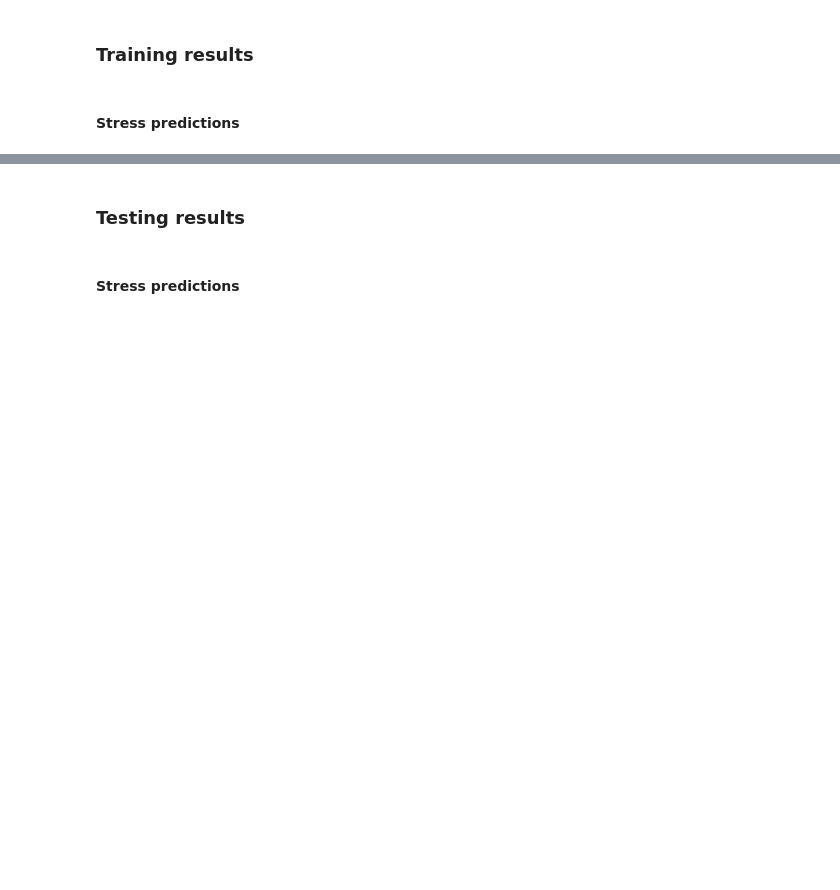
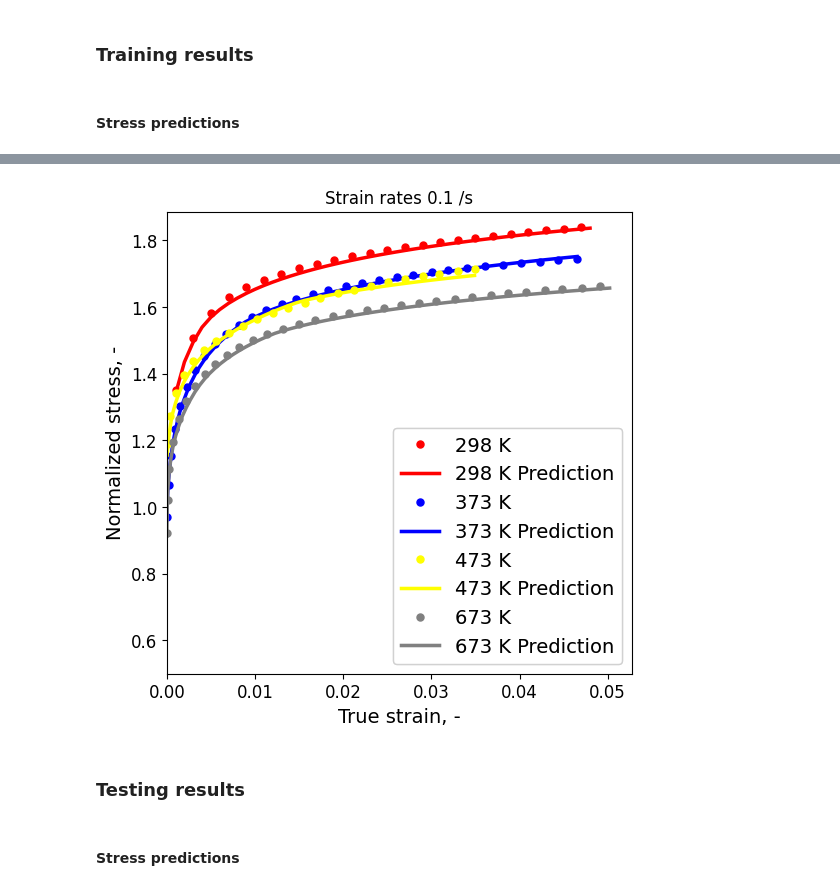
Before and after one commit to meiannnnn/coe-final-project, a Jupyter notebook: machine learning/lstm_final_17.ipynb, the cells around one changed output, grey strips where cells are left out. Cells and saved outputs as stored; diff of their text form; code cells hidden in the pictures; blank space fills up the shorter version.

```diff
--- a/machine learning/lstm_final_17.ipynb
+++ b/machine learning/lstm_final_17.ipynb
@@ -621,31 +622,33 @@ plt.savefig('FC_Train_0.01.png')
 # %%
 plt.figure(figsize=(6,6))
 
 plt.plot(flows['e1']['Strain'][::2], flows['e1']['Stress'][::2] / reference, '.', label='298 K', color='red', alpha=1.0, markersize=10)
 plt.plot(flows['e1']['Strain'], slstm_train_pred_stress['e1'] / reference, label='298 K Prediction', color='red', alpha=1.0, linewidth=2.5)
 
 plt.plot(flows['e1_373K']['Strain'][::2], flows['e1_373K']['Stress'][::2] / reference, '.', label='373 K', color='blue', alpha=1.0, markersize=10)
 plt.plot(flows['e1_373K']['Strain'], slstm_train_pred_stress['e1_373K'] / reference, label='373 K Prediction', color='blue', alpha=1.0, linewidth=2.5)
 
 plt.plot(flows['e1_473K']['Strain'][::2], flows['e1_473K']['Stress'][::2] / reference, '.', label='473 K', color='yellow', alpha=1.0, markersize=10)
 plt.plot(flows['e1_473K']['Strain'], slstm_train_pred_stress['e1_473K'] / reference, label='473 K Prediction', color='yellow', alpha=1.0, linewidth=2.5)
 
-plt.plot(flows['e1_573K']['Strain'][::2], flows['e1_573K']['Stress'][::2] / reference, '.', label='573 K', color='green', alpha=1.0, markersize=10)
-plt.plot(flows['e1_573K']['Strain'], slstm_train_pred_stress['e1_573K'] / reference, label='573 K Prediction', color='green', alpha=1.0, linewidth=2.5)
+#plt.plot(flows['e1_573K']['Strain'][::2], flows['e1_573K']['Stress'][::2] / reference, '.', label='573 K', color='green', alpha=1.0, markersize=10)
+#plt.plot(flows['e1_573K']['Strain'], slstm_train_pred_stress['e1_573K'] / reference, label='573 K Prediction', color='green', alpha=1.0, linewidth=2.5)
 
 plt.plot(flows['e1_673K']['Strain'][::2], flows['e1_673K']['Stress'][::2] / reference, '.', label='673 K', color='gray', alpha=1.0, markersize=10)
 plt.plot(flows['e1_673K']['Strain'], slstm_train_pred_stress['e1_673K'][:,] / reference, label='673 K Prediction', color='gray', alpha=1.0, linewidth=2.5)
 
 plt.gca().add_artist(plt.legend(loc=4,fontsize='14'))
 plt.xlabel('True strain, -', fontsize='14')    #Name x label
 plt.ylabel('Normalized stress, -', fontsize='14')    #Name y label
 
 plt.xticks(fontsize='12')
 plt.yticks(fontsize='12')
 plt.xlim(xmin = 0)
 plt.ylim(ymin = 0.5)
 plt.title('Strain rates 0.1 /s')
 plt.savefig('FC_Train_0.1.png')
+# %% [output]
+[figure, added]
 # %% [markdown]
 ### Testing results
 # %%
```
Also changed, not shown: parts of 12 cells of this notebook.
